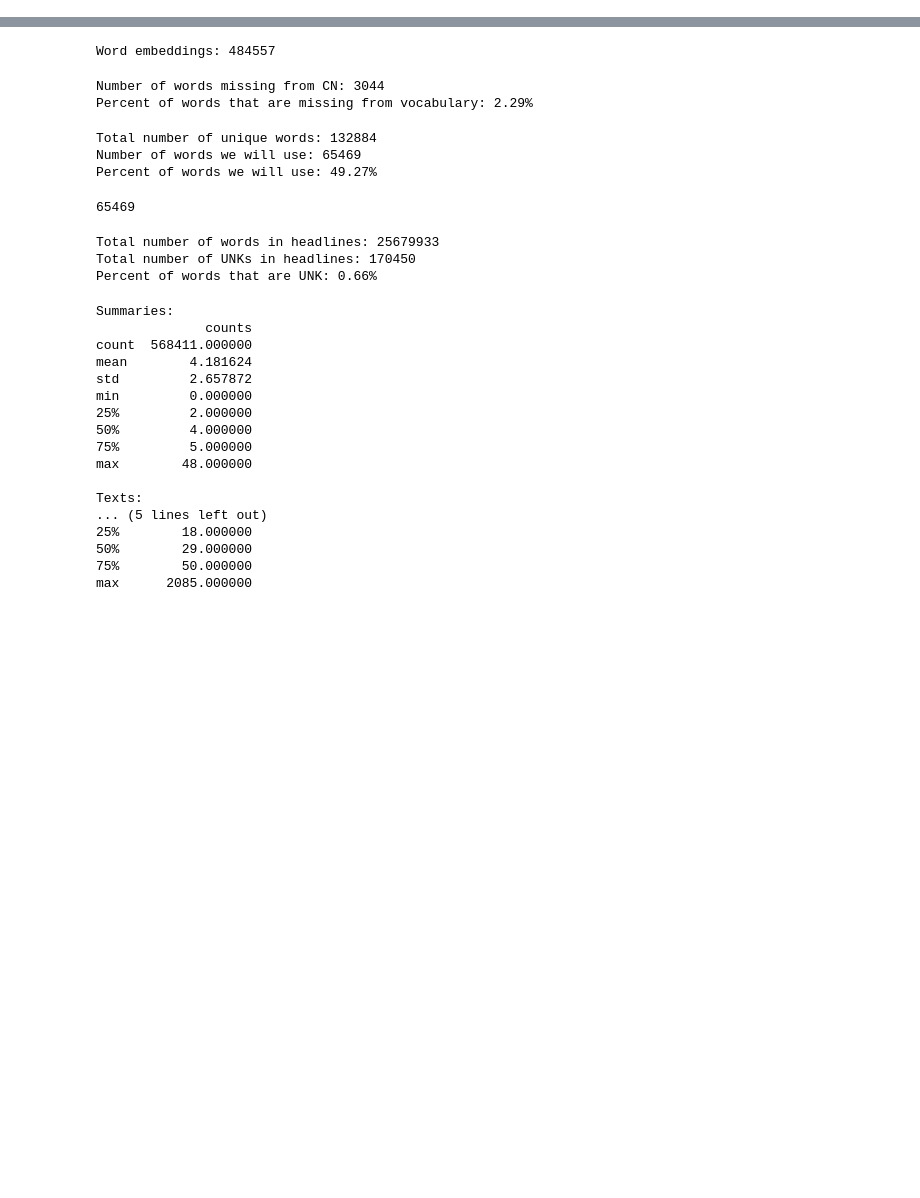
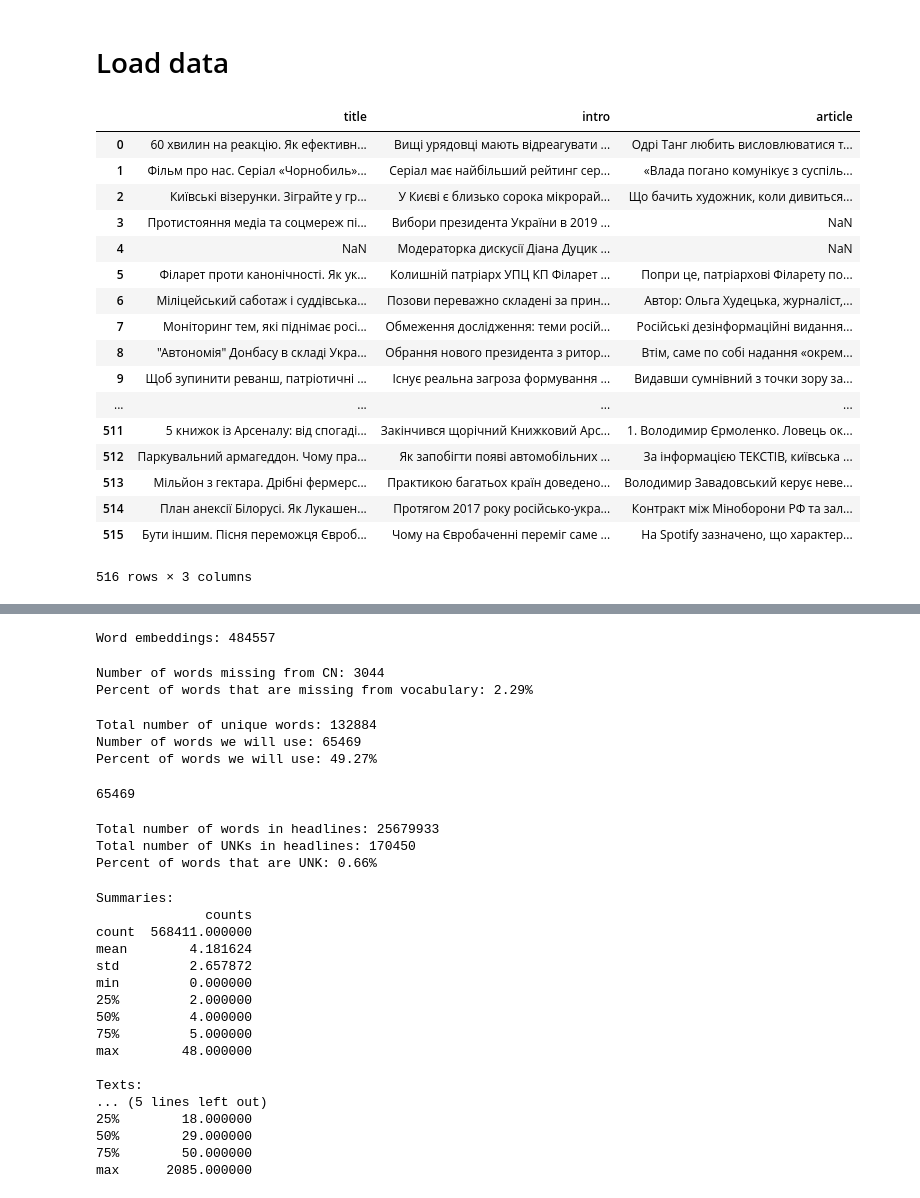
Before and after one commit to ua-textsummarization/UANewsSummarization, a Jupyter notebook: deep_learning/rnnlstm.ipynb, the cells around one changed output, grey strips where cells are left out. Drawn from its saved outputs; the diff is of its cells as text; code cells hidden in the pictures; blank space fills up the shorter version.

Commit message:
load ua dataset

```diff
--- a/deep_learning/rnnlstm.ipynb
+++ b/deep_learning/rnnlstm.ipynb
@@ -32 +11,25 @@ reviews.head()
+# %% [markdown]
+# Load data
+# %%
+articles = pd.read_csv("../data/texty_news.csv")
+articles
+# %% [output]
+|  | title | intro | article |
+| 0 | 60 хвилин на реакцію. Як ефективн... | Вищі урядовці мають відреагувати ... | Одрі Танг любить висловлюватися т... |
+| 1 | Фільм про нас. Cеріал «Чорнобиль»... | Серіал має найбільший рейтинг сер... | «Влада погано комунікує з суспіль... |
+| 2 | Київські візерунки. Зіграйте у гр... | У Києві є близько сорока мікрорай... | Що бачить художник, коли дивиться... |
+| 3 | Протистояння медіа та соцмереж пі... | Вибори президента України в 2019 ... | NaN |
+| 4 | NaN | Модераторка дискусії Діана Дуцик ... | NaN |
+| 5 | Філарет проти канонічності. Як ук... | Колишній патріарх УПЦ КП Філарет ... | Попри це, патріархові Філарету по... |
+| 6 | Міліцейський саботаж і суддівська... | Позови переважно складені за прин... | Автор: Ольга Худецька, журналіст,... |
+| 7 | Моніторинг тем, які піднімає росі... | Обмеження дослідження: теми росій... | Російські дезінформаційні видання... |
+| 8 | "Автономія" Донбасу в складі Укра... | Обрання нового президента з ритор... | Втім, саме по собі надання «окрем... |
+| 9 | Щоб зупинити реванш, патріотичні ... | Існує реальна загроза формування ... | Видавши сумнівний з точки зору за... |
+| ... | ... | ... | ... |
+| 511 | 5 книжок із Арсеналу: від спогаді... | Закінчився щорічний Книжковий Арс... | 1. Володимир Єрмоленко. Ловець ок... |
+| 512 | Паркувальний армагеддон. Чому пра... | Як запобігти появі автомобільних ... | За інформацією ТЕКСТІВ, київська ... |
+| 513 | Мільйон з гектара. Дрібні фермерс... | Практикою багатьох країн доведено... | Володимир Завадовський керує неве... |
+| 514 | План анексії Білорусі. Як Лукашен... | Протягом 2017 року російсько-укра... | Контракт між Міноборони РФ та зал... |
+| 515 | Бути іншим. Пісня переможця Євроб... | Чому на Євробаченні переміг саме ... | На Spotify зазначено, що характер... |
+516 rows × 3 columns
 # %%
```
Also changed, not shown: parts of 23 cells of this notebook.
